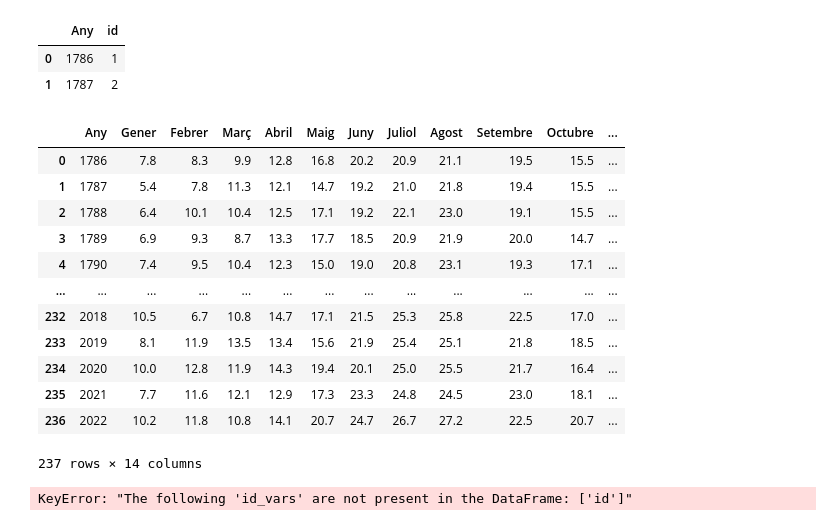
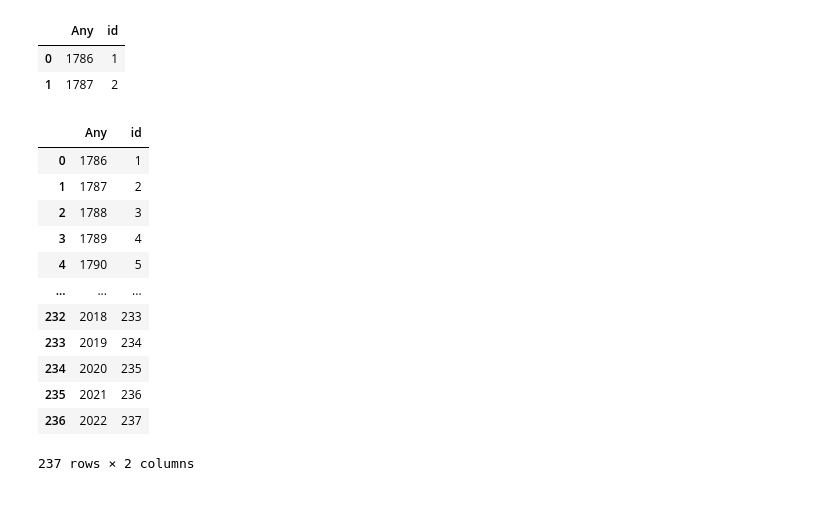
Before and after one commit to Likimeya/BCN_temp, a Jupyter notebook: dataframe.ipynb, the cells around one changed output. Saved outputs shown, nothing was run; the diff lists cells and outputs as text; code cells hidden in the pictures.

```diff
--- a/dataframe.ipynb
+++ b/dataframe.ipynb
@@ -110,18 +156,18 @@ temp.head()
 | 4 | 1790 | 7.4 | 9.5 | 10.4 | 12.3 | ... |
 # %%
 #rename columns
-temp.rename(columns={'Temp_Mitjana_Gener': "Gener",
-                   'Temp_Mitjana_Febrer': "Febrer",
-                   'Temp_Mitjana_Marc': "Març",
-                   'Temp_Mitjana_Abril': "Abril",
-                   'Temp_Mitjana_Maig': "Maig",
-                   'Temp_Mitjana_Juny': "Juny",
-                   'Temp_Mitjana_Juliol': "Juliol",
-                   'Temp_Mitjana_Agost': "Agost",
-                   'Temp_Mitjana_Setembre': "Setembre",
-                   'Temp_Mitjana_Octubre': "Octubre",
-                   'Temp_Mitjana_Novembre': "Novembre",
-                   'Temp_Mitjana_Desembre': "Desembre"},inplace=True)
+temp.rename(columns={'Temp_Mitjana_Gener': "1",
+                   'Temp_Mitjana_Febrer': "2",
+                   'Temp_Mitjana_Marc': "3",
+                   'Temp_Mitjana_Abril': "4",
+                   'Temp_Mitjana_Maig': "5",
+                   'Temp_Mitjana_Juny': "6",
+                   'Temp_Mitjana_Juliol': "7",
+                   'Temp_Mitjana_Agost': "8",
+                   'Temp_Mitjana_Setembre': "9",
+                   'Temp_Mitjana_Octubre': "10",
+                   'Temp_Mitjana_Novembre': "11",
+                   'Temp_Mitjana_Desembre': "12"},inplace=True)
 # %%
 years = temp['Any'].unique()
 df = pd.DataFrame(years, columns = ['Any'])
@@ -132,27 +178,25 @@ df.head(2)
 | 0 | 1786 | 1 |
 | 1 | 1787 | 2 |
 # %%
-df = temp.merge(df, how='left',on='Any')
+df1 = temp.merge(df, how='left',on='Any')
 df
 # %% [output]
-|  | Any | Gener | Febrer | Març | Abril | Maig | Juny | Juliol | Agost | Setembre | Octubre | ... |
-| 0 | 1786 | 7.8 | 8.3 | 9.9 | 12.8 | 16.8 | 20.2 | 20.9 | 21.1 | 19.5 | 15.5 | ... |
-| 1 | 1787 | 5.4 | 7.8 | 11.3 | 12.1 | 14.7 | 19.2 | 21.0 | 21.8 | 19.4 | 15.5 | ... |
-| 2 | 1788 | 6.4 | 10.1 | 10.4 | 12.5 | 17.1 | 19.2 | 22.1 | 23.0 | 19.1 | 15.5 | ... |
-| 3 | 1789 | 6.9 | 9.3 | 8.7 | 13.3 | 17.7 | 18.5 | 20.9 | 21.9 | 20.0 | 14.7 | ... |
-| 4 | 1790 | 7.4 | 9.5 | 10.4 | 12.3 | 15.0 | 19.0 | 20.8 | 23.1 | 19.3 | 17.1 | ... |
-| ... | ... | ... | ... | ... | ... | ... | ... | ... | ... | ... | ... | ... |
-| 232 | 2018 | 10.5 | 6.7 | 10.8 | 14.7 | 17.1 | 21.5 | 25.3 | 25.8 | 22.5 | 17.0 | ... |
-| 233 | 2019 | 8.1 | 11.9 | 13.5 | 13.4 | 15.6 | 21.9 | 25.4 | 25.1 | 21.8 | 18.5 | ... |
-| 234 | 2020 | 10.0 | 12.8 | 11.9 | 14.3 | 19.4 | 20.1 | 25.0 | 25.5 | 21.7 | 16.4 | ... |
-| 235 | 2021 | 7.7 | 11.6 | 12.1 | 12.9 | 17.3 | 23.3 | 24.8 | 24.5 | 23.0 | 18.1 | ... |
-| 236 | 2022 | 10.2 | 11.8 | 10.8 | 14.1 | 20.7 | 24.7 | 26.7 | 27.2 | 22.5 | 20.7 | ... |
+|  | Any | id |
+| 0 | 1786 | 1 |
+| 1 | 1787 | 2 |
+| 2 | 1788 | 3 |
+| 3 | 1789 | 4 |
+| 4 | 1790 | 5 |
+| ... | ... | ... |
+| 232 | 2018 | 233 |
+| 233 | 2019 | 234 |
+| 234 | 2020 | 235 |
+| 235 | 2021 | 236 |
+| 236 | 2022 | 237 |
-237 rows × 14 columns
+237 rows × 2 columns
 # %%
 # Creates a pivot table dataframe
-table1 = temp.melt(id_vars=['Any','id'], value_vars=['Gener', 'Febrer', 'Març', 'Abril', 'Maig', 'Juny', 'Juliol',
-       'Agost', 'Setembre', 'Octubre', 'Novembre', 'Desembre'])
+table1 = df1.melt(id_vars=['Any','id'], value_vars=['1', '2', '3', '4', '5', '6', '7',
+       '8', '9', '10', '11', '12'])
-# %% [output]
-KeyError: "The following 'id_vars' are not present in the DataFrame: ['id']"
 # %%
 table1.rename(columns = {'value': "Total_temperatures"})
```
Also changed, not shown: parts of 27 cells of this notebook, 1 other file.
